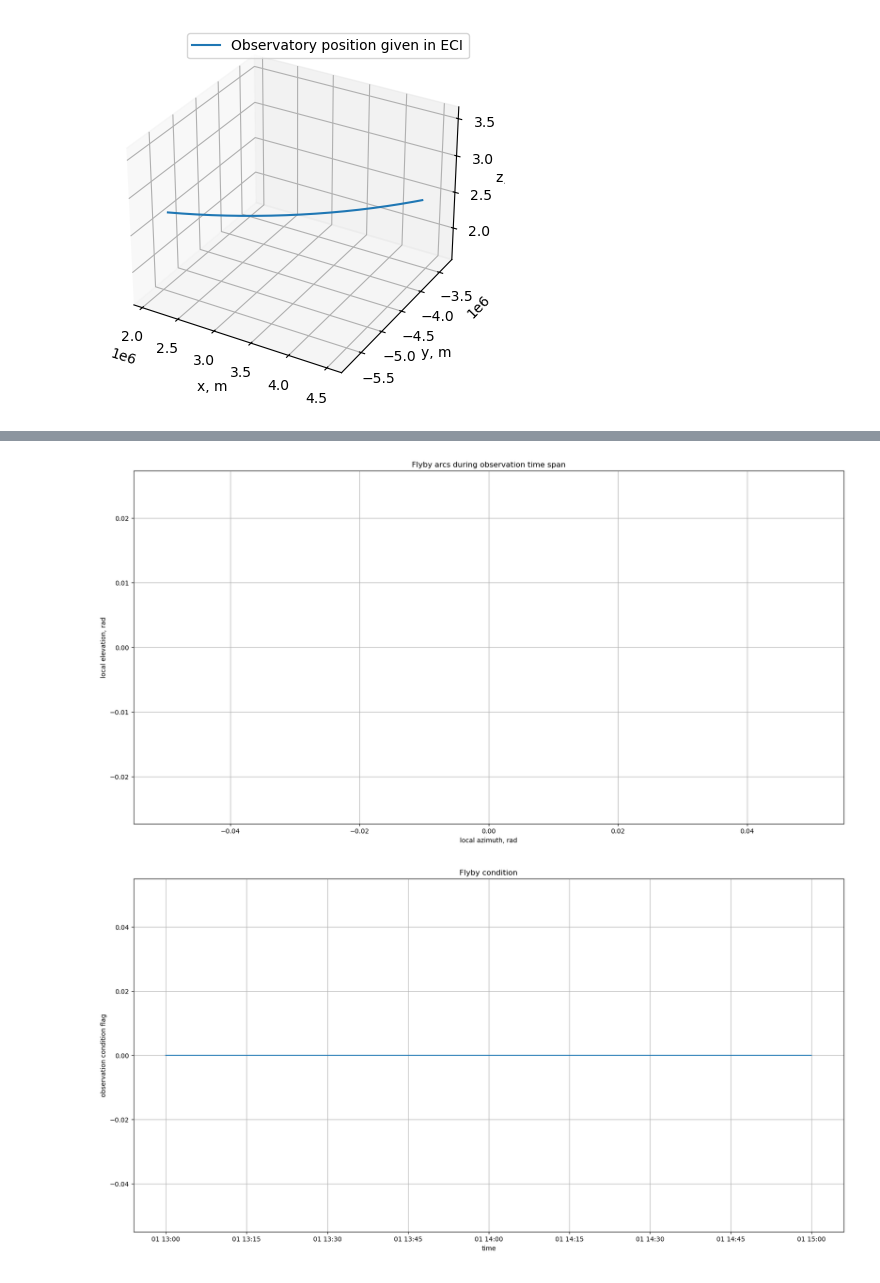
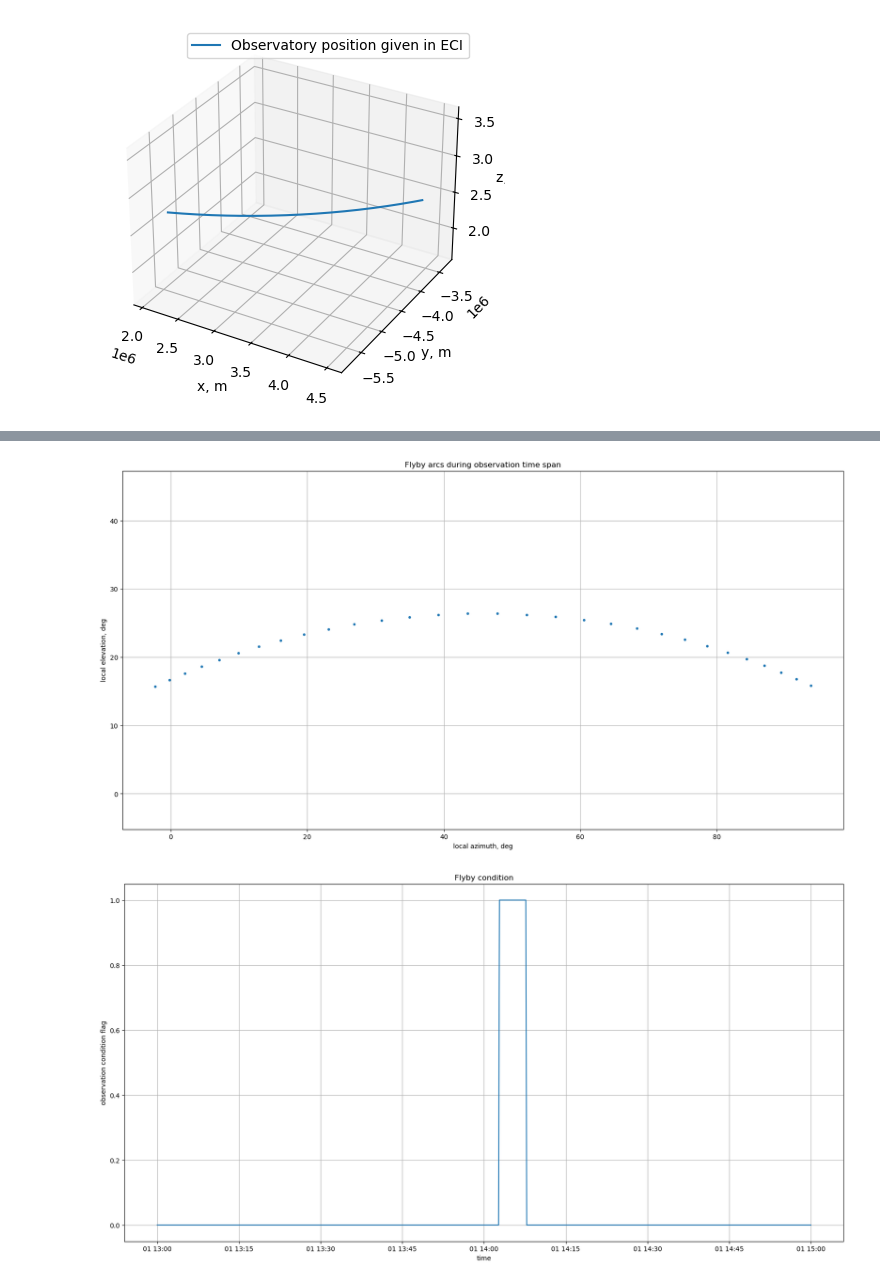
Before and after one commit to ShamilBiktimirov/astro-basics, a Jupyter notebook: python/Pointing routine.ipynb, the cells around one changed output, grey strips where cells are left out. Drawn from its saved outputs; the diff is of its cells as text; code cells hidden in the pictures.

```diff
--- a/python/Pointing routine.ipynb
+++ b/python/Pointing routine.ipynb
@@ -58,6 +58,10 @@ from astropy.time import Time
 import pandas as pd
 from conversions import *
 from skyfield.api import load, Topos
+import plotly.graph_objects as go
+import requests
+
+
 
 # Defines location of the observatory
 # Data are taken from google map, Add data from Konstantin
@@ -73,7 +77,7 @@ r_obs_ecef = np.vstack([r_Ellipsoid * np.cos(latitude_obs) * np.cos(longitude_ob
 
 r_obs_ecef_mag = np.linalg.norm(r_obs_ecef)
 
-elevation_min = 40 * np.pi / 180 # radians
+elevation_min = 15 * np.pi / 180 # radians
 
 # print(r_obs_ecef, r_obs_ecef_mag)
 # %%
@@ -274,7 +317,6 @@ EGP
 
 elevation_array = []
 elevation_array_deg = []
-
 # 2D matrix, 5xNsteps with [Epoch, R.A. and Dec., location Azimuth, local elevation]  coordinates of a satellite for the time it is above certain elevation
 celestial_coordinates_array = np.empty([5, 0], float)
 celestial_coordinates_array_Topo_Ra_hms_Dec_dms = np.empty([5, 0], float)
@@ -323,7 +365,7 @@ fig, ax = plt.subplots(figsize=(20, 10))
 
 ax.plot(celestial_coordinates_array[3,:] * 180 / np. pi, celestial_coordinates_array[4,:] * 180 / np. pi, '.')
 
-ax.set(xlabel='local azimuth, rad', ylabel='local elevation, rad',
+ax.set(xlabel='local azimuth, deg', ylabel='local elevation, deg',
        title='Flyby arcs during observation time span')
 ax.axis('equal')
 ax.grid()
@@ -359,10 +401,10 @@ obs_data = pd.DataFrame(observation_data, columns=["Date and Time, UTC", "
 
 obs_data2 = pd.DataFrame(observation_data2, columns=["Date and Time, UTC", "        R.A., h_m_s", "     Dec, deg_m_s", "     Az, deg",  "     Elev, deg"])
 
-filename = f'{lines[satIndx * 3]}_data.txt'  # Creates filenames like 'satellite1_data.txt', 'satellite2_data.txt', etc.
+filename = f'{satelliteName}_data.txt'  # Creates filenames like 'satellite1_data.txt', 'satellite2_data.txt', etc.
 obs_data.to_csv(filename, sep='\t', index=False)
 
 
-filename2 = f'{lines[satIndx * 3]}_data2.txt'  # Creates filenames like 'satellite1_data.txt', 'satellite2_data.txt', etc.
+filename2 = f'{satelliteName}_data2.txt'  # Creates filenames like 'satellite1_data.txt', 'satellite2_data.txt', etc.
 obs_data2.to_csv(filename2, sep='\t', index=False)
 # %% [output]
@@ -370,2 +412,2 @@ obs_data2.to_csv(filename2, sep='\t', index=False)
-[figure, old version]
+[figure, new version]
-[figure, old version]
+[figure, new version]
```
Also changed, not shown: parts of 4 cells of this notebook.
